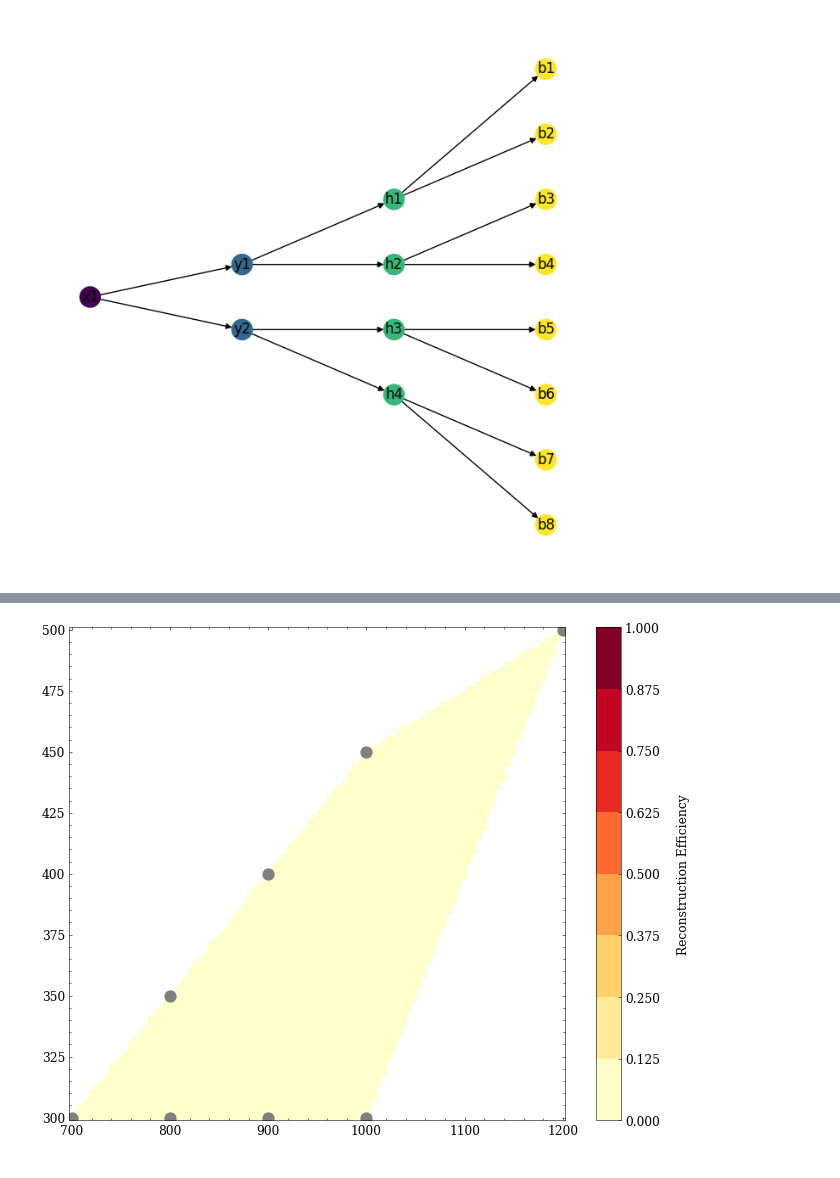
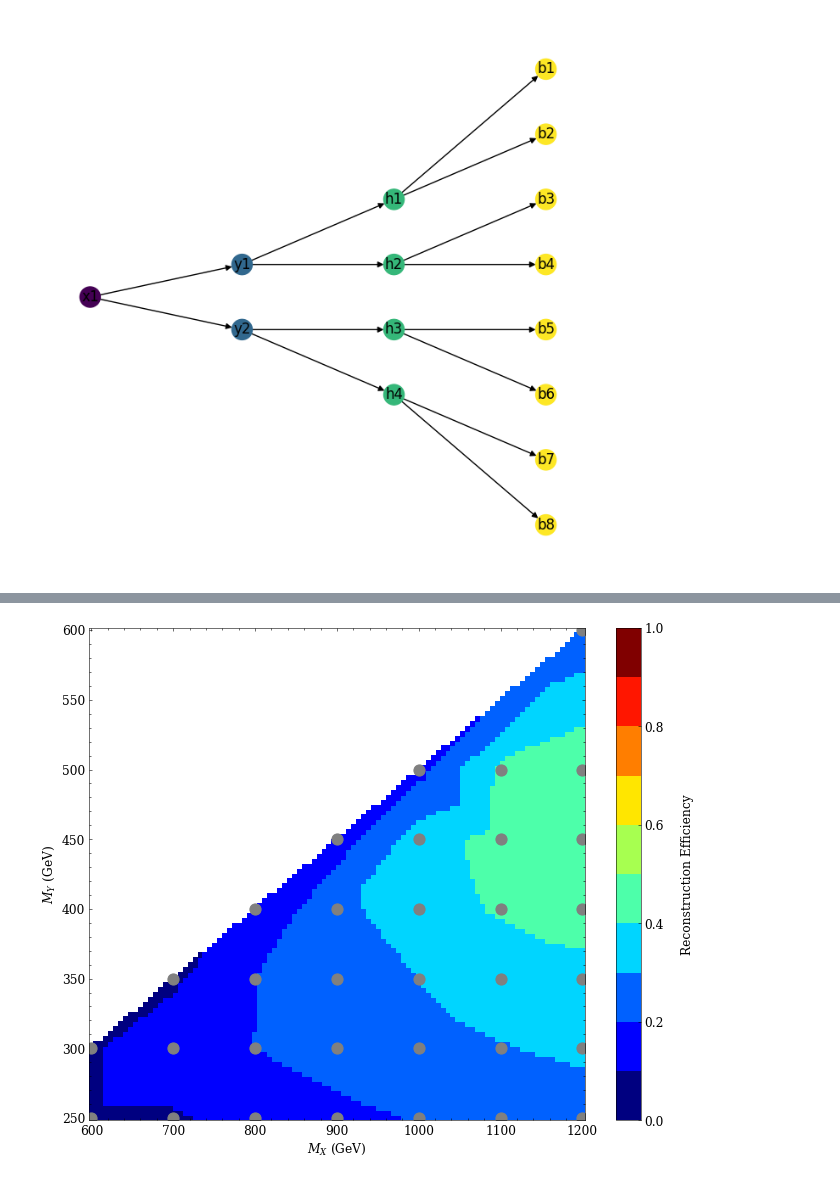
Before and after one commit to ekoenig4/analysis, a Jupyter notebook: jupyter/feynnet/x_yy_4h_8b/mass_fit_reconstruction.ipynb, the cells around one changed output, grey strips where cells are left out. Cells and saved outputs as stored; diff of their text form; code cells hidden in the pictures.

```diff
--- a/jupyter/feynnet/x_yy_4h_8b/mass_fit_reconstruction.ipynb
+++ b/jupyter/feynnet/x_yy_4h_8b/mass_fit_reconstruction.ipynb
@@ -28,5 +28,5 @@ use_signal = [ i for i, m in enumerate(module.full_signal_list) if m in module.s
 # %%
-signal = ObjIter([Tree(f, report=False, altfile='test_{base}') for f in tqdm(module.full_signal_list)])
+signal = ObjIter([Tree(f, report=False, altfile='test_{base}') for f in tqdm(module.feynnet_signal_list)])
 bkg = ObjIter([Tree(module.Run2_UL18.QCD_B_List, altfile='test_{base}')])
 # %%
 from utils.FeynNet.Feynman import Feynman
@@ -249,16 +196,20 @@ ndf=8.000
 # %%
 study.mxmy_phase(
     eightb_signal,
     label=signal.mass.list,
     zlabel='Reconstruction Efficiency',
     efficiency=True,
+    g_cmap='jet',
 
-    f_var=lambda t: ak.mean(t.reco_id==0),
-    zlim=np.linspace(0,1,9),
+    xlabel='$M_X$ (GeV)',
+    ylabel='$M_Y$ (GeV)',
+
+    f_var=lambda t: ak.mean(t.x_signalId==0),
+    zlim=np.linspace(0,1,11),
 
 )
 # %% [output]
-[figure, old version]
+[figure, new version]
 # %%
 varinfo.X_m =   dict(bins=(400,2000,30), xlabel='$M_{X}$ (GeV)')
 varinfo.Y1_m =  dict(bins=(100,1000,30), xlabel='Leading Y Boson Mass (GeV)')
```
Also changed, not shown: parts of 10 cells of this notebook, 8 other files.
